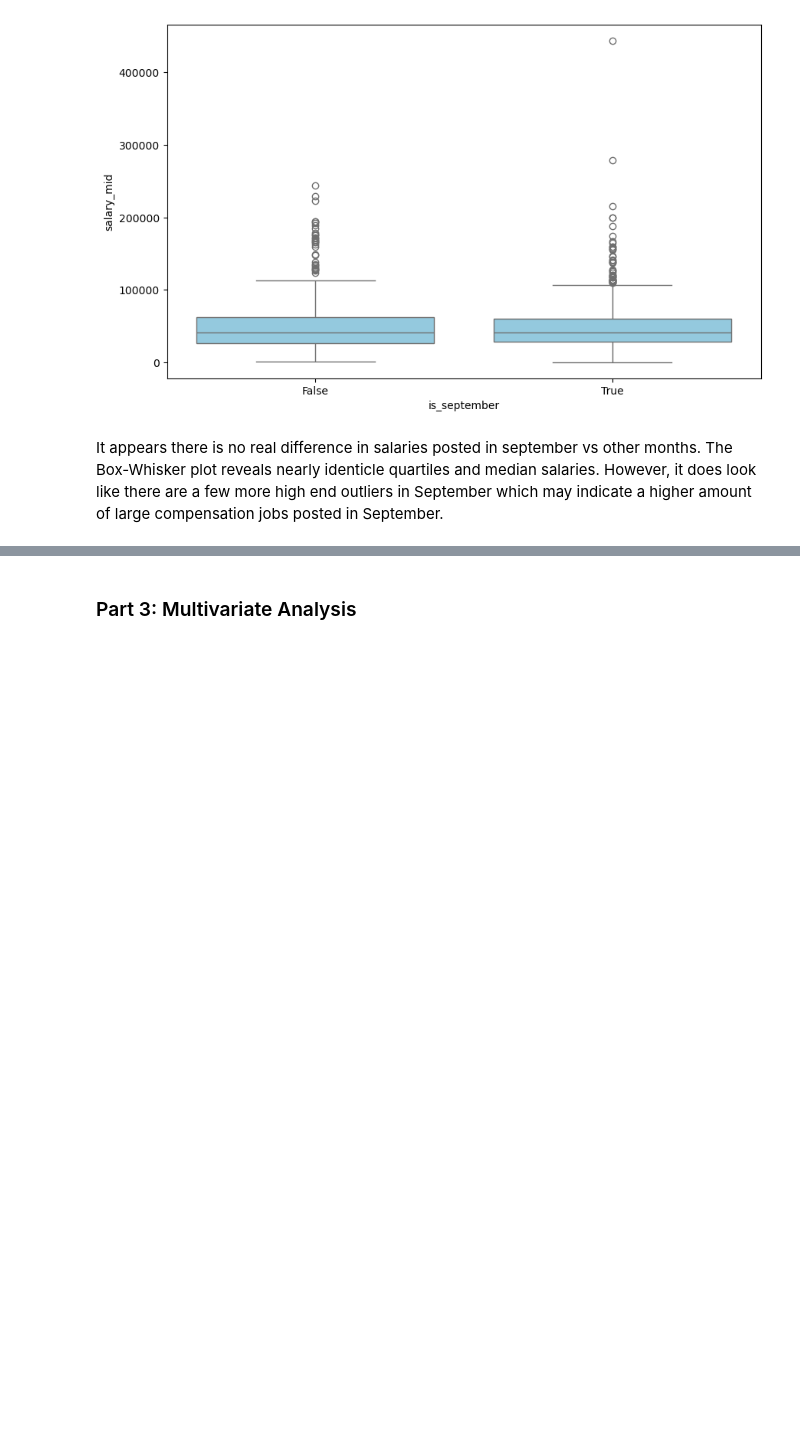
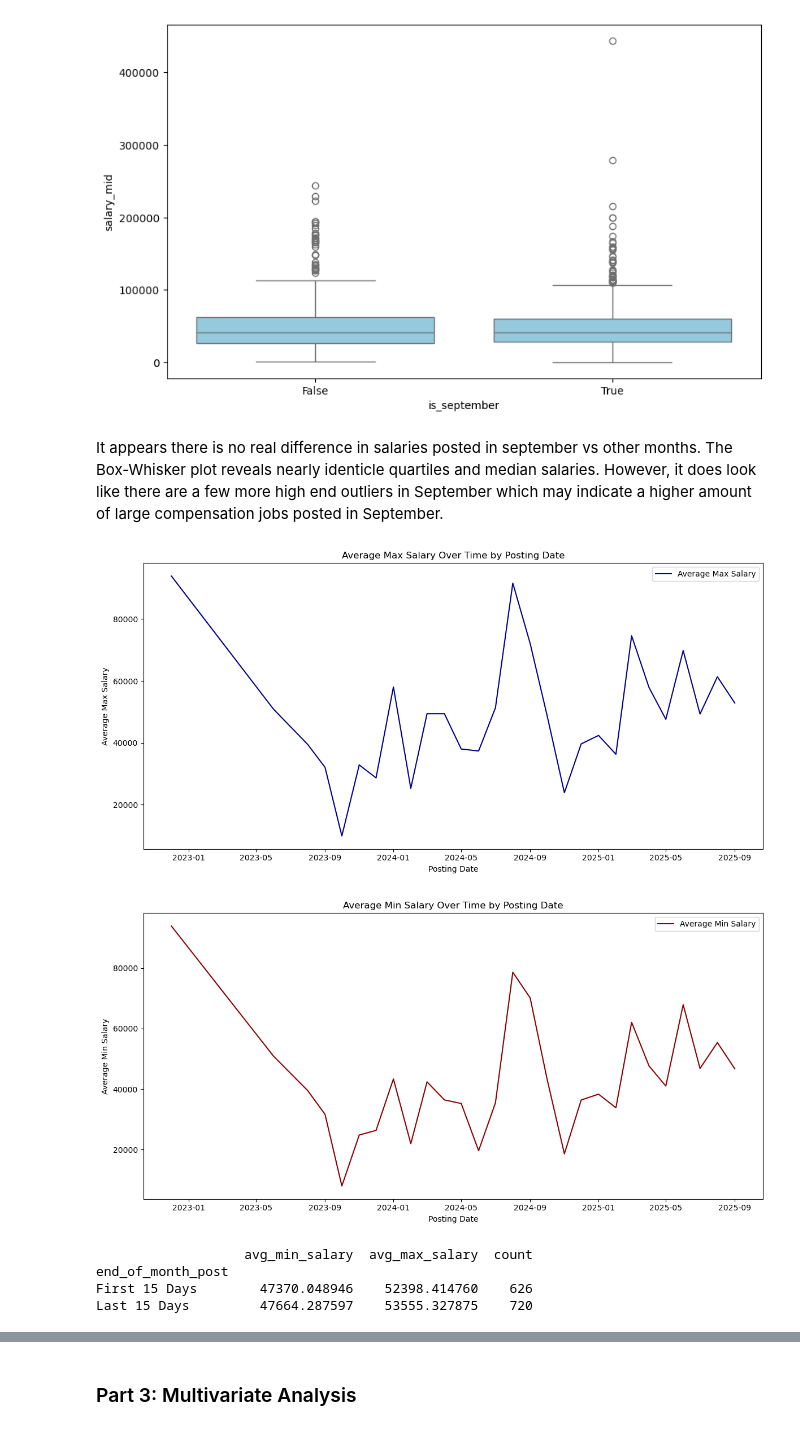
Before and after one commit to sbs0068/INSY6500_job_market_analysis, a Jupyter notebook: notebooks/02_data_exploration.ipynb, the cells around one changed output, grey strips where cells are left out. Cells and saved outputs as stored; diff of their text form; code cells hidden in the pictures; blank space fills up the shorter version.

Commit message:
Answered Questions; Extra layer of univariate,bivariate, and multivarite analysis; Added Transformation Section

```diff
--- a/notebooks/02_data_exploration.ipynb
+++ b/notebooks/02_data_exploration.ipynb
@@ -365,3 +408,63 @@ True          49662.898653  41791.315  34471.586823  1.188290e+09   824
 [figure]
 # %% [markdown]
 It appears there is no real difference in salaries posted in september vs other months. The Box-Whisker plot reveals nearly identicle quartiles and median salaries. However, it does look like there are a few more high end outliers in September which may indicate a higher amount of large compensation jobs posted in September.
+# %%
+# Extract useful time features
+df_filtered['year'] = df_filtered['created_date'].dt.year
+df_filtered['month'] = df_filtered['created_date'].dt.month
+
+# Group by month-year and calculate average salaries
+salary_by_date = (
+    df_filtered.groupby([df_filtered['year'], df_filtered['month']])
+               .agg(avg_min_salary=('salary_min', 'mean'),
+                    avg_max_salary=('salary_max', 'mean'))
+               .reset_index()
+)
+
+# Create a combined datetime column for plotting
+salary_by_date['period'] = pd.to_datetime(
+    salary_by_date[['year', 'month']].assign(day=1)
+)
+
+# --- Plot only Average Max Salary ---
+plt.figure(figsize=(12, 6))
+sns.lineplot(data=salary_by_date, x='period', y='avg_max_salary', color='darkblue', label='Average Max Salary')
+plt.title('Average Max Salary Over Time by Posting Date')
+plt.xlabel('Posting Date')
+plt.ylabel('Average Max Salary')
+plt.legend()
+plt.tight_layout()
+plt.show()
+
+# --- Plot only Average Min Salary ---
+plt.figure(figsize=(12, 6))
+sns.lineplot(data=salary_by_date, x='period', y='avg_min_salary', color='darkred', label='Average Min Salary')
+plt.title('Average Min Salary Over Time by Posting Date')
+plt.xlabel('Posting Date')
+plt.ylabel('Average Min Salary')
+plt.legend()
+plt.tight_layout()
+plt.show()
+
+
+# Flag jobs posted in the last 15 days of the month
+df_filtered['day'] = df_filtered['created_date'].dt.day
+df_filtered['end_of_month_post'] = df_filtered['day'] >= 15
+
+# Compare average salaries for early vs. late month postings
+salary_comparison = (
+    df_filtered.groupby('end_of_month_post')
+               .agg(avg_min_salary=('salary_min', 'mean'),
+                    avg_max_salary=('salary_max', 'mean'),
+                    count=('salary_max', 'size'))
+               .rename(index={True: 'Last 15 Days', False: 'First 15 Days'})
+)
+
+print(salary_comparison)
+# %% [output]
+[figure, added]
+[figure, added]
+                   avg_min_salary  avg_max_salary  count
+end_of_month_post
+First 15 Days        47370.048946    52398.414760    626
+Last 15 Days         47664.287597    53555.327875    720
```
Also changed, not shown: parts of 14 cells of this notebook.
